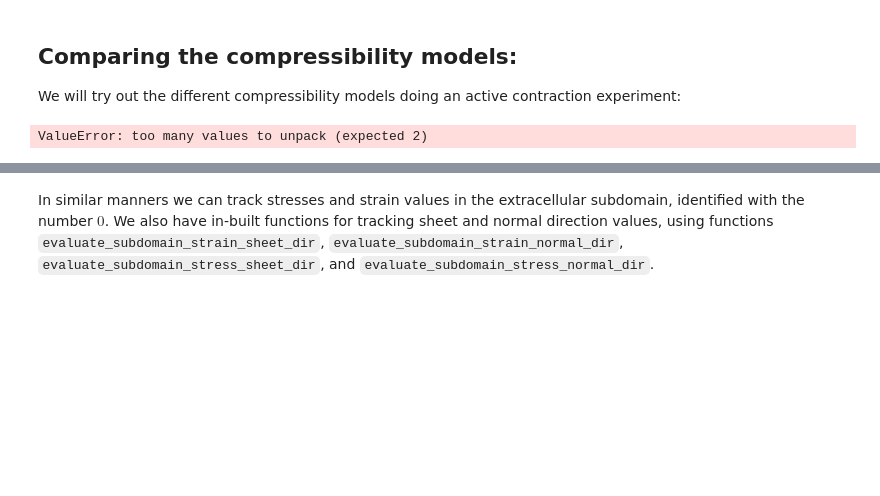
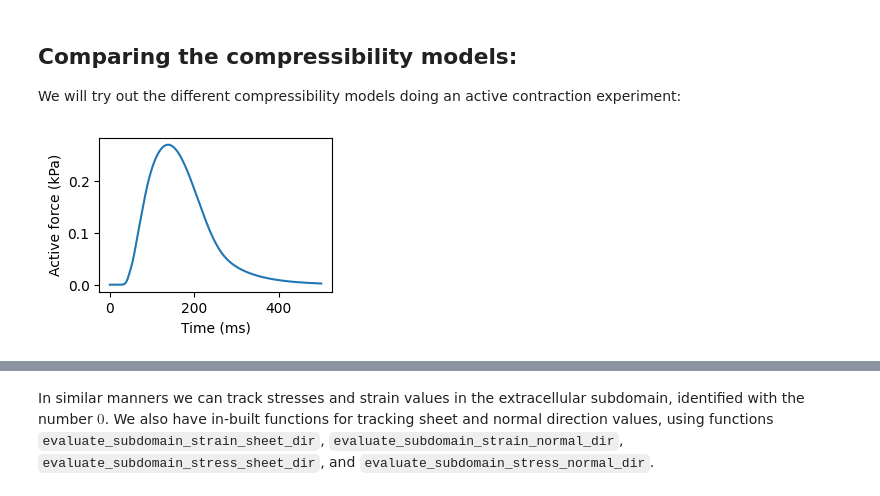
Before and after one commit to aashildte/emimechanicalmodel, a Jupyter notebook: docs/model_options/compressibility.ipynb, the cells around one changed output, grey strips where cells are left out. Drawn from its saved outputs; the diff is of its cells as text; code cells hidden in the pictures; blank space fills up the shorter version.

```diff
--- a/docs/model_options/compressibility.ipynb
+++ b/docs/model_options/compressibility.ipynb
@@ -45,13 +49,14 @@ We will try out the different compressibility models doing an active contraction
 # %%
 time = np.linspace(0, 500, 250)       # 500 ms with 250 steps
 
 active_precomputed = emi_m.compute_active_component(time)
 active_precomputed *= 2
 
+plt.figure(figsize=(3, 2))
 plt.plot(time, active_precomputed)
 plt.xlabel("Time (ms)")
-plt.ylabel("Active force (kPa); unscaled")
+plt.ylabel("Active force (kPa)")
 plt.show()
 # %% [output]
-ValueError: too many values to unpack (expected 2)
+[figure, added]
 # %% [markdown]
```
Also changed, not shown: parts of 3 cells of this notebook.
